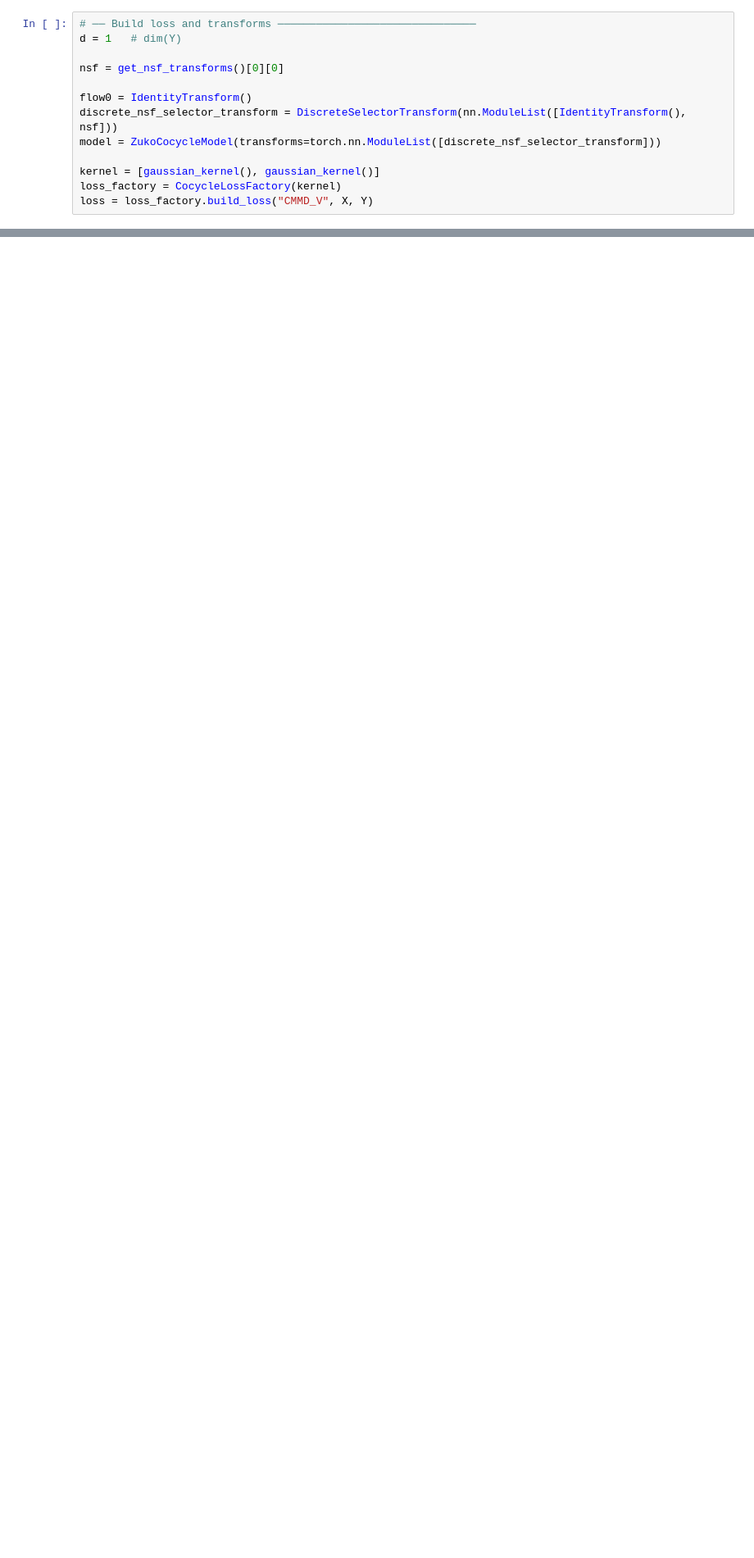
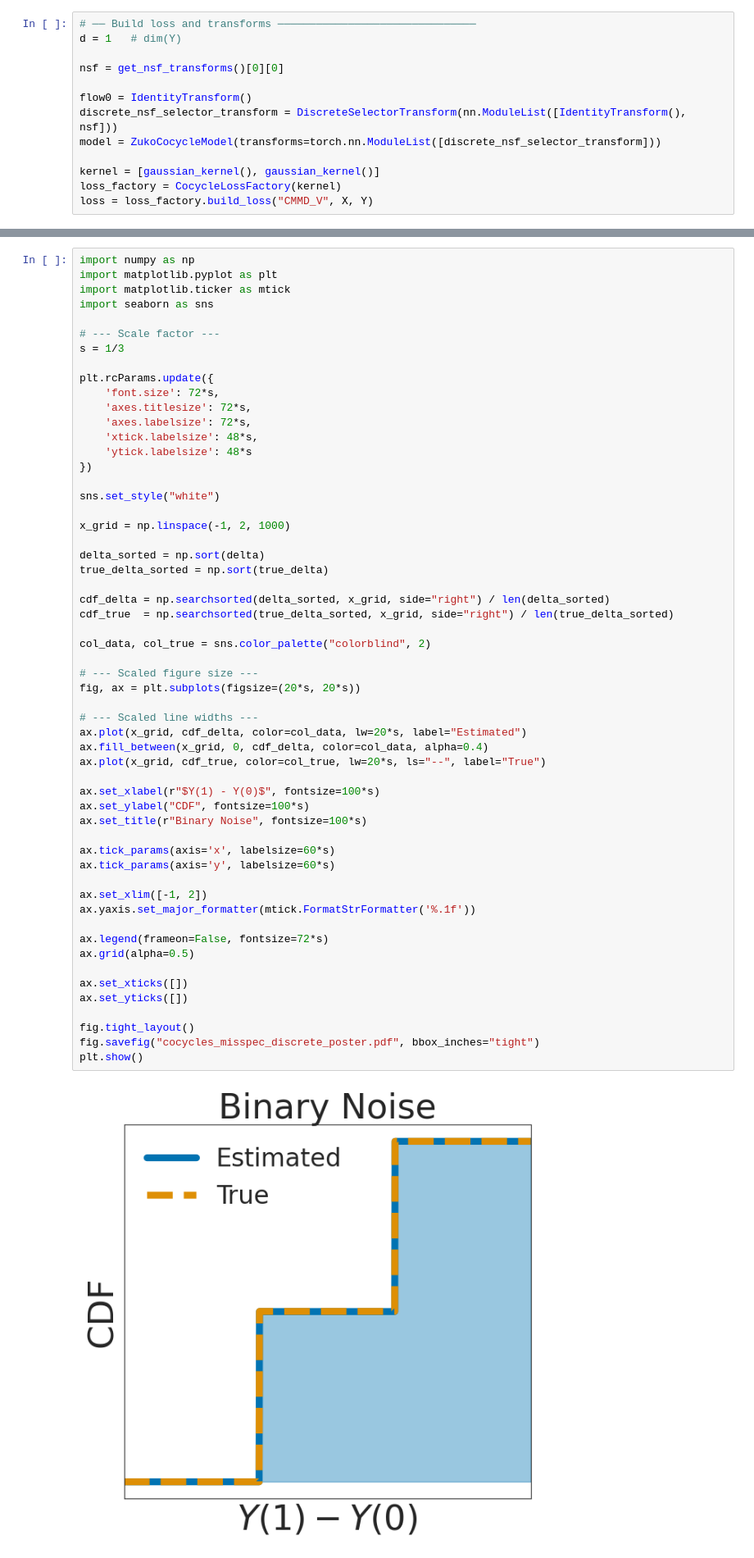
Before and after one commit to HWDance/Cocycles, a Jupyter notebook: examples/scm_example/cocycles_binary_example.ipynb, the cells around one changed output, grey strips where cells are left out. Shown at 82% size. Saved outputs shown, nothing was run; the diff lists cells and outputs as text; blank space fills up the shorter version.

Commit message:
Updating latest files + graphics since revision

```diff
--- a/examples/scm_example/cocycles_binary_example.ipynb
+++ b/examples/scm_example/cocycles_binary_example.ipynb
@@ -183,3 +181,61 @@ fig.savefig("cocycles_misspec_discrete_large.png", bbox_inches="tight")
 plt.show()
 # %% [output]
 [figure]
+# %%
+import numpy as np
+import matplotlib.pyplot as plt
+import matplotlib.ticker as mtick
+import seaborn as sns
+
+# --- Scale factor ---
+s = 1/3
+
+plt.rcParams.update({
+    'font.size': 72*s,
+    'axes.titlesize': 72*s,
+    'axes.labelsize': 72*s,
+    'xtick.labelsize': 48*s,
+    'ytick.labelsize': 48*s
+})
+
+sns.set_style("white")
+
+x_grid = np.linspace(-1, 2, 1000)
+
+delta_sorted = np.sort(delta)
+true_delta_sorted = np.sort(true_delta)
+
+cdf_delta = np.searchsorted(delta_sorted, x_grid, side="right") / len(delta_sorted)
+cdf_true  = np.searchsorted(true_delta_sorted, x_grid, side="right") / len(true_delta_sorted)
+
+col_data, col_true = sns.color_palette("colorblind", 2)
+
+# --- Scaled figure size ---
+fig, ax = plt.subplots(figsize=(20*s, 20*s))
+
+# --- Scaled line widths ---
+ax.plot(x_grid, cdf_delta, color=col_data, lw=20*s, label="Estimated")
+ax.fill_between(x_grid, 0, cdf_delta, color=col_data, alpha=0.4)
+ax.plot(x_grid, cdf_true, color=col_true, lw=20*s, ls="--", label="True")
+
+ax.set_xlabel(r"$Y(1) - Y(0)$", fontsize=100*s)
+ax.set_ylabel("CDF", fontsize=100*s)
+ax.set_title(r"Binary Noise", fontsize=100*s)
+
+ax.tick_params(axis='x', labelsize=60*s)
+ax.tick_params(axis='y', labelsize=60*s)
+
+ax.set_xlim([-1, 2])
+ax.yaxis.set_major_formatter(mtick.FormatStrFormatter('%.1f'))
+
+ax.legend(frameon=False, fontsize=72*s)
+ax.grid(alpha=0.5)
+
+ax.set_xticks([])
+ax.set_yticks([])
+
+fig.tight_layout()
+fig.savefig("cocycles_misspec_discrete_poster.pdf", bbox_inches="tight")
+plt.show()
+# %% [output]
+[figure, added]
```
Also changed, not shown: parts of 2 cells of this notebook, 6 other files.
